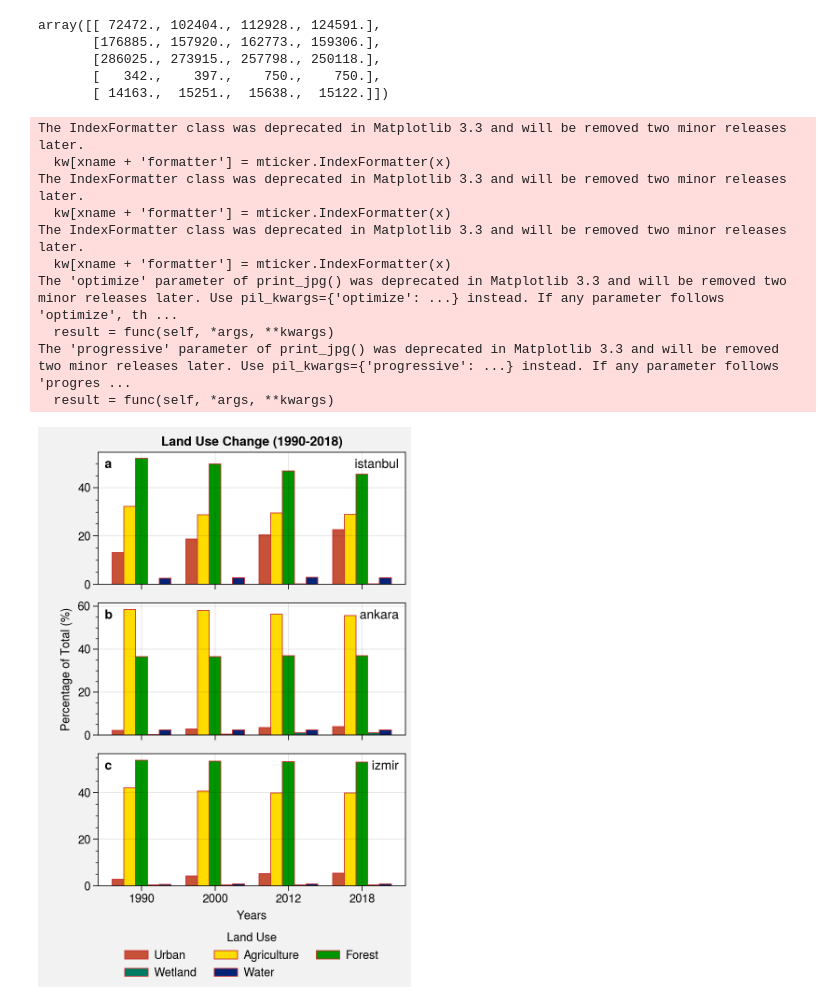
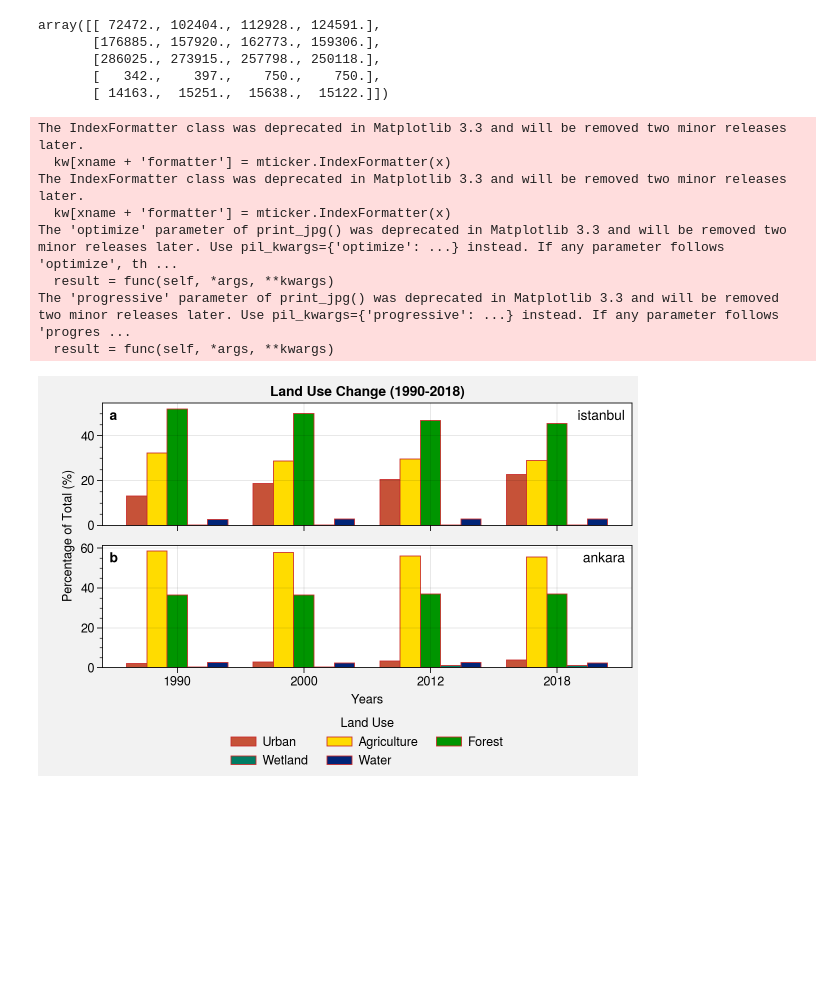
Before and after one commit to donmezkutay/ATMOS22-Paper-Codes, a Jupyter notebook: corine_analysis.ipynb, the cells around one changed output. Saved outputs shown, nothing was run; the diff lists cells and outputs as text; code cells hidden in the pictures; blank space fills up the shorter version.

Commit message:
#remove izmir from analyses

```diff
--- a/corine_analysis.ipynb
+++ b/corine_analysis.ipynb
@@ -19,7 +19,7 @@ from utils.visualization_codes import *
 ## 1. Calculate Urban Fraction
 # %%
 # province names
-provinces = ['istanbul', 'ankara', 'izmir']
+provinces = ['istanbul', 'ankara']
 
 # define land-use index correspondence of name
 indexes = define_index_correspondence()
@@ -97,7 +94,0 @@ dt.where(dt.isin(indexes[index])).plot(col='time',
-# %%
-index = 'urban'
-province = 'izmir'
-dt = retrieve_corine(province)
-
-dt.where(dt.isin(indexes[index])).plot(col='time',
-                                       col_wrap=2)
@@ -120,7 +108,7 @@ print(years)
 ### 2.1 Calculate Grid Amounts
 # %%
 # array to gather data
-grid_data = np.empty((3, 5, 4)) # 3 province 5 landuse 4 years
+grid_data = np.empty((len(provinces), 5, 4)) # 2or3 province 5 landuse 4 years
 
 # loop over provinces
 for i, province in enumerate(provinces):
@@ -150,16 +138,17 @@ array([[ 72472., 102404., 112928., 124591.],
        [ 14163.,  15251.,  15638.,  15122.]])
 # %%
 method = 'yearly_pdf_change'
-corine_yearly_pdf_change_plot(grid_data, method, indexes, years, provinces)
+fig_array = [[1, 1],
+             [2, 2],
+             ]
+corine_yearly_pdf_change_plot(grid_data, method, fig_array, indexes, years, provinces)
 # %% [output]
-The IndexFormatter class was deprecated in Matplotlib 3.3 and will be removed two minor releases later.
-  kw[xname + 'formatter'] = mticker.IndexFormatter(x)
 The IndexFormatter class was deprecated in Matplotlib 3.3 and will be removed two minor releases later.
   kw[xname + 'formatter'] = mticker.IndexFormatter(x)
 The IndexFormatter class was deprecated in Matplotlib 3.3 and will be removed two minor releases later.
   kw[xname + 'formatter'] = mticker.IndexFormatter(x)
 The 'optimize' parameter of print_jpg() was deprecated in Matplotlib 3.3 and will be removed two minor releases later. Use pil_kwargs={'optimize': ...} instead. If any parameter follows 'optimize', th ...
   result = func(self, *args, **kwargs)
 The 'progressive' parameter of print_jpg() was deprecated in Matplotlib 3.3 and will be removed two minor releases later. Use pil_kwargs={'progressive': ...} instead. If any parameter follows 'progres ...
   result = func(self, *args, **kwargs)
-[figure, old version]
+[figure, new version]
```
Also changed, not shown: parts of 4 cells of this notebook, 8 other files.
